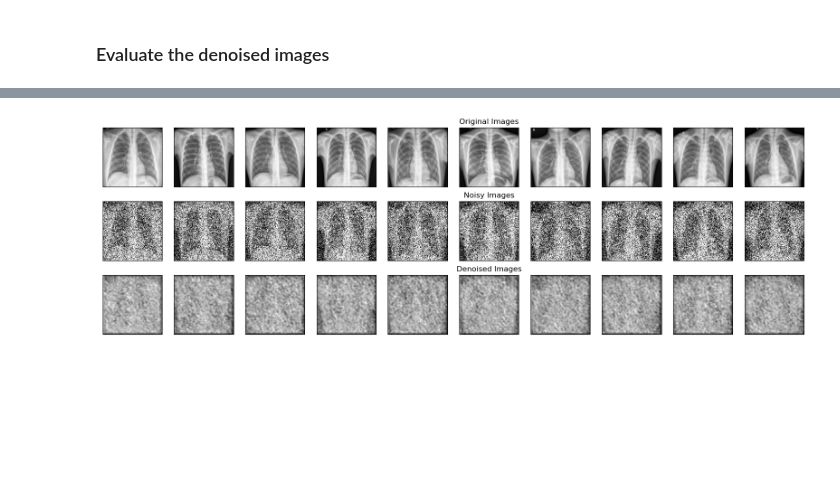
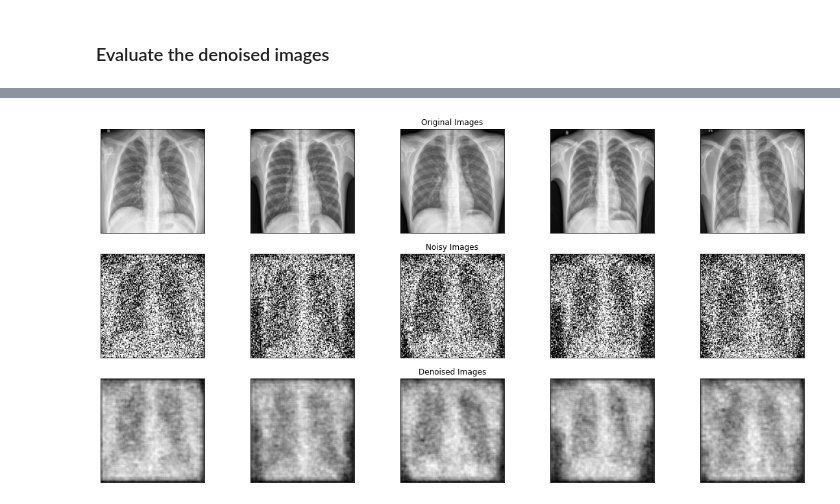
Before and after one commit to KelvinYQC/Covid_19_Classification, a Jupyter notebook: Denoise/AutoEncoder_Denoise.ipynb, the cells around one changed output, grey strips where cells are left out. Cells and saved outputs as stored; diff of their text form; code cells hidden in the pictures; blank space fills up the shorter version.

```diff
--- a/Denoise/AutoEncoder_Denoise.ipynb
+++ b/Denoise/AutoEncoder_Denoise.ipynb
@@ -38,10 +42,10 @@ def load_and_preprocess_image(image_path, target_size=(128, 128)):
     return img_array
 # %%
 # Load and preprocess the images
-x_train_normal = np.array([load_and_preprocess_image(path) for path in train_images_normal[:number_of_figures]])
-x_train_sick = np.array([load_and_preprocess_image(path) for path in train_images_sick[:number_of_figures]])
-x_test_normal = np.array([load_and_preprocess_image(path) for path in test_images_normal[:number_of_figures]])
-x_test_sick = np.array([load_and_preprocess_image(path) for path in test_images_sick[:number_of_figures]])
+x_train_normal = np.array([load_and_preprocess_image(path) for path in train_images_normal])
+x_train_sick = np.array([load_and_preprocess_image(path) for path in train_images_sick])
+x_test_normal = np.array([load_and_preprocess_image(path) for path in test_images_normal])
+x_test_sick = np.array([load_and_preprocess_image(path) for path in test_images_sick])
 
 # Concatenate normal and sick images to create full train and test sets
 x_train = np.concatenate((x_train_normal, x_train_sick))
@@ -71,7 +80,7 @@ autoencoder.compile(optimizer='adadelta', loss='binary_crossentropy')
 # %%
 # Train the autoencoder
 autoencoder.fit(x_train, x_train,  # Use the original images as both input and target
-                epochs=20,
+                epochs=100,
                 batch_size=128,
                 shuffle=True)
 
@@ -98,6 +118,6 @@ Epoch 20/20
 # %%
-n = 10  # number of images to display
-plt.figure(figsize=(20, 4))
+n = 5  # number of images to display
+plt.figure(figsize=(20, 8))
 
 for i in range(n):
     # Original Images
@@ -124,7 +144,8 @@ for i in range(len(denoised_images)):
     img = denoised_images[i].squeeze()  # Remove the channel dimension
     img = img * 255.0  # Convert the images from float to uint8
     img = Image.fromarray(img.astype('uint8'), 'L')  # Convert array to grayscale image
-    img.save(os.path.join(output_folder, f'denoised_image_{i+1}.png'))
+    #img.show()
+    #img.save(os.path.join(output_folder, f'denoised_image_{i+1}.png'))
 # %% [markdown]
 Show average results
 # %%
@@ -227,33 +248,33 @@ denoised_images = autoencoder.predict(x_test_noisy)
 # %%
-n = 10  # number of images to display
+n = 5  # number of images to display
 
-plt.figure(figsize=(20, 6))
+plt.figure(figsize=(20, 10))
 
 for i in range(n):
     # Original Images
     ax = plt.subplot(3, n, i + 1)
     plt.imshow(x_test[i].reshape(128, 128), cmap='gray')
     ax.get_xaxis().set_visible(False)
     ax.get_yaxis().set_visible(False)
     if i == n//2:
         ax.set_title('Original Images')
 
     # Noisy Images
     ax = plt.subplot(3, n, i + 1 + n)
     plt.imshow(x_test_noisy[i].reshape(128, 128), cmap='gray')
     ax.get_xaxis().set_visible(False)
     ax.get_yaxis().set_visible(False)
     if i == n//2:
         ax.set_title('Noisy Images')
 
     # Denoised Images
     ax = plt.subplot(3, n, i + 1 + 2*n)
     plt.imshow(denoised_images[i].reshape(128, 128), cmap='gray')
     ax.get_xaxis().set_visible(False)
     ax.get_yaxis().set_visible(False)
     if i == n//2:
         ax.set_title('Denoised Images')
 
 plt.show()
 # %% [output]
-[figure, old version]
+[figure, new version]
```
Also changed, not shown: parts of 8 cells of this notebook, 11 other files.
